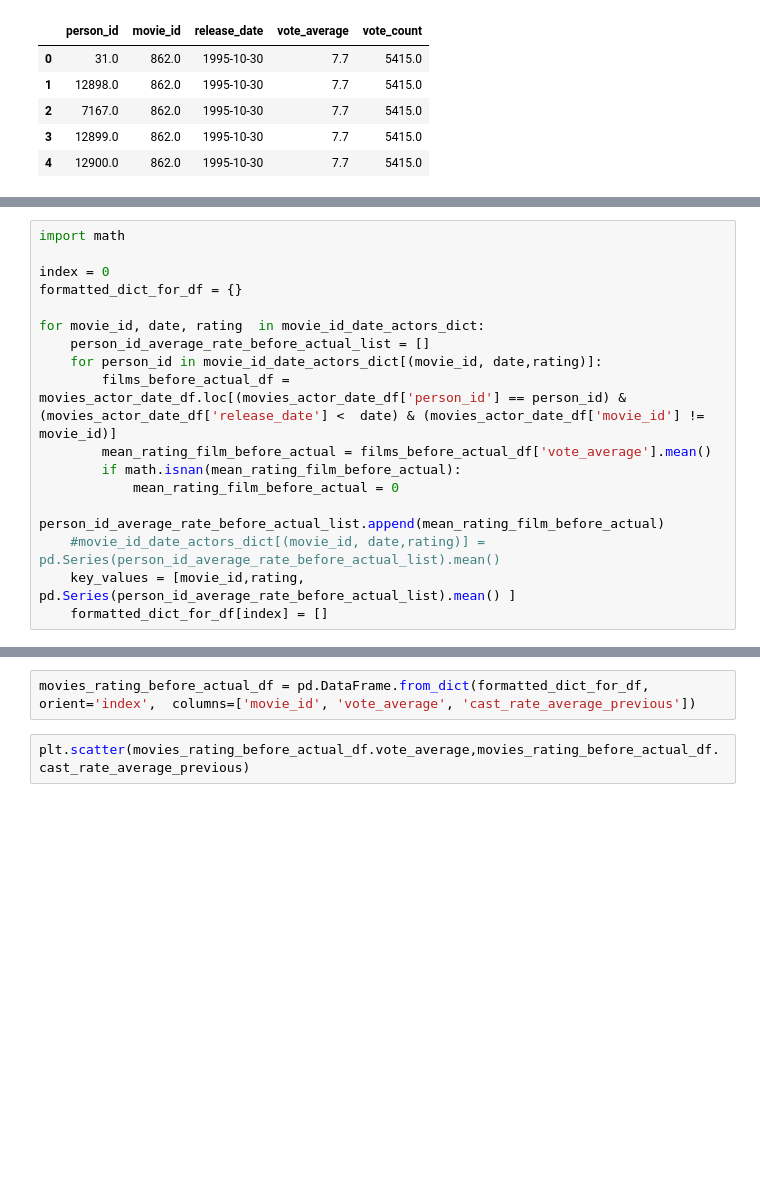
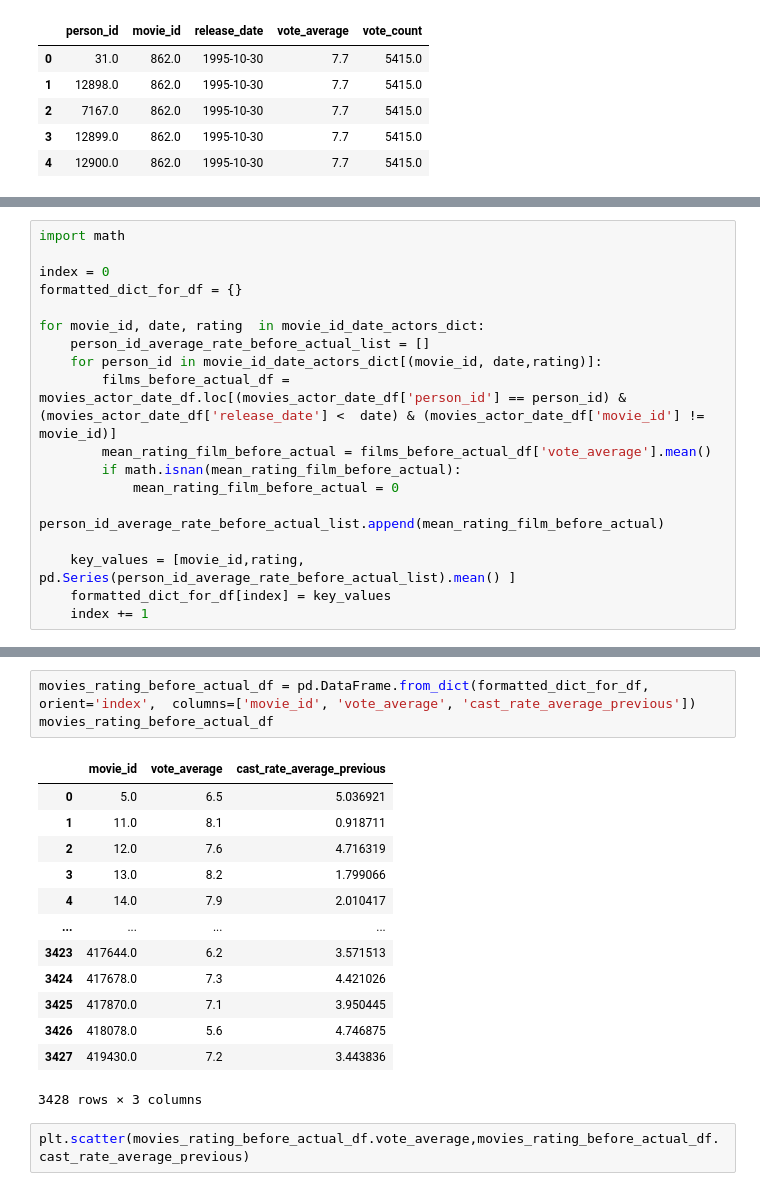
Before and after one commit to Janluke0/DSBDA-Project, a Jupyter notebook: Hypotheses/Hp4_Migliori_Film_Bravi_Attori.ipynb, the cells around one changed output, grey strips where cells are left out. Cells and saved outputs as stored; diff of their text form; blank space fills up the shorter version.

```diff
--- a/Hypotheses/Hp4_Migliori_Film_Bravi_Attori.ipynb
+++ b/Hypotheses/Hp4_Migliori_Film_Bravi_Attori.ipynb
@@ -166,6 +179,7 @@ for movie_id, date, rating  in movie_id_date_actors_dict:
         if math.isnan(mean_rating_film_before_actual):
             mean_rating_film_before_actual = 0
         person_id_average_rate_before_actual_list.append(mean_rating_film_before_actual)
-    #movie_id_date_actors_dict[(movie_id, date,rating)] = pd.Series(person_id_average_rate_before_actual_list).mean()
+
     key_values = [movie_id,rating, pd.Series(person_id_average_rate_before_actual_list).mean() ]
-    formatted_dict_for_df[index] = []
+    formatted_dict_for_df[index] = key_values
+    index += 1
@@ -199,5 +189,20 @@ pprint(formatted_dict_for_df)
 # %%
 movies_rating_before_actual_df = pd.DataFrame.from_dict(formatted_dict_for_df, orient='index',  columns=['movie_id', 'vote_average', 'cast_rate_average_previous'])
+movies_rating_before_actual_df
+# %% [output]
+|  | movie_id | vote_average | cast_rate_average_previous |
+| 0 | 5.0 | 6.5 | 5.036921 |
+| 1 | 11.0 | 8.1 | 0.918711 |
+| 2 | 12.0 | 7.6 | 4.716319 |
+| 3 | 13.0 | 8.2 | 1.799066 |
+| 4 | 14.0 | 7.9 | 2.010417 |
+| ... | ... | ... | ... |
+| 3423 | 417644.0 | 6.2 | 3.571513 |
+| 3424 | 417678.0 | 7.3 | 4.421026 |
+| 3425 | 417870.0 | 7.1 | 3.950445 |
+| 3426 | 418078.0 | 5.6 | 4.746875 |
+| 3427 | 419430.0 | 7.2 | 3.443836 |
+3428 rows × 3 columns
 # %%
 plt.scatter(movies_rating_before_actual_df.vote_average,movies_rating_before_actual_df.cast_rate_average_previous)
 # %% [output]
```
Also changed, not shown: parts of 5 cells of this notebook.
